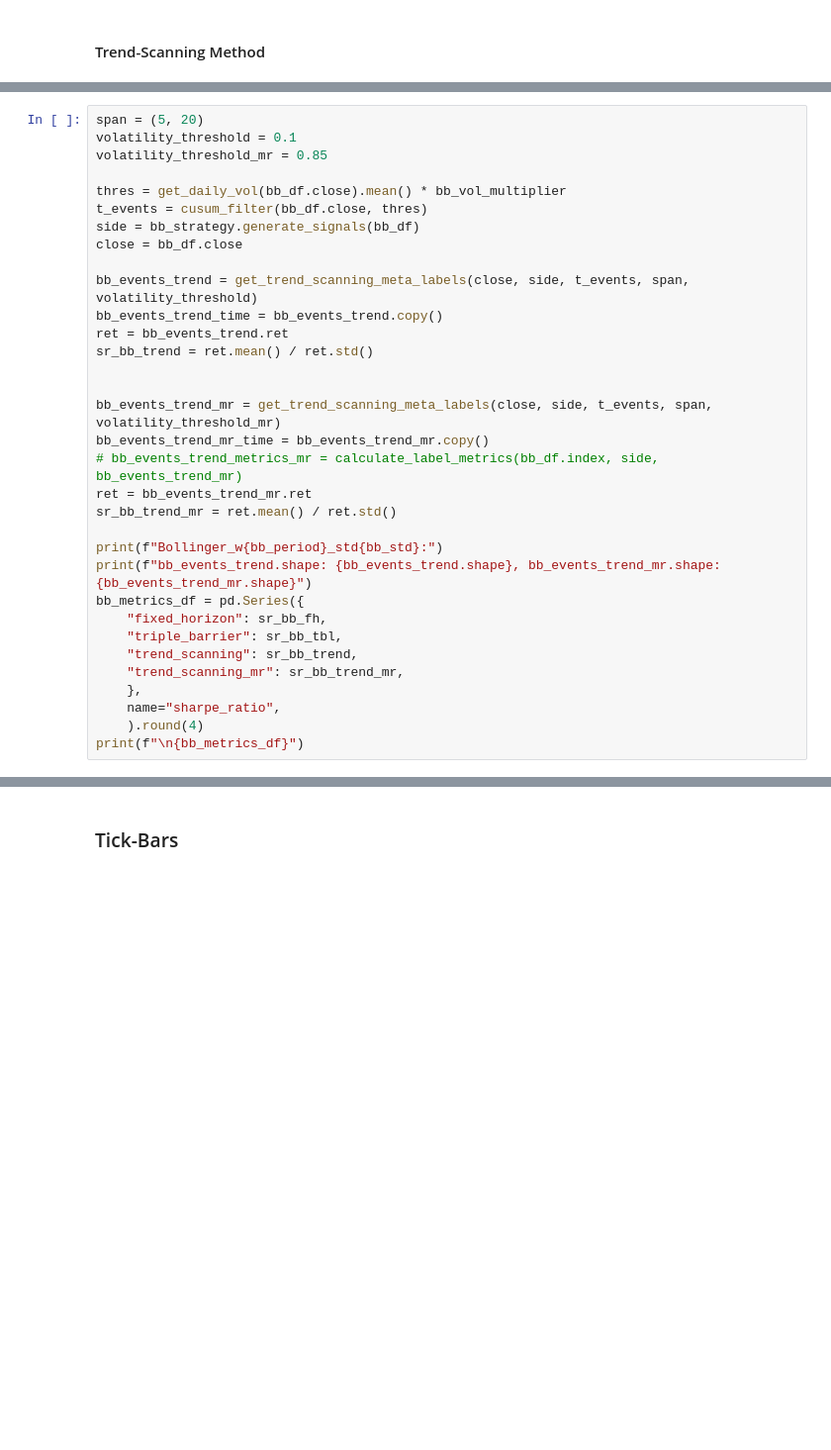
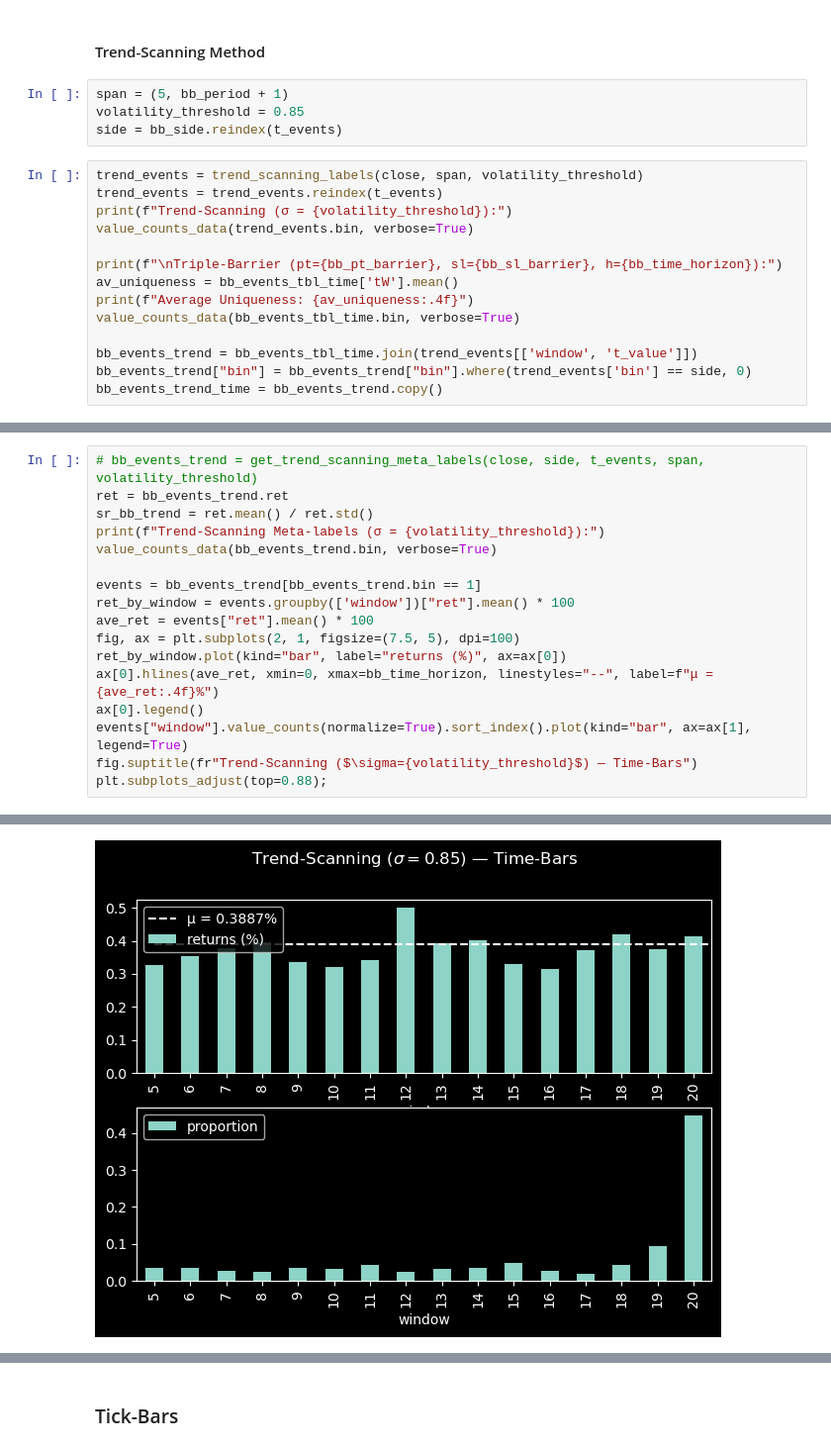
Before and after one commit to pnjoroge54/Machine-Learning-Blueprint, a Jupyter notebook: notebooks/Part_3-Labeling.ipynb, the cells around one changed output, grey strips where cells are left out. Shown at 99% size. Drawn from its saved outputs; the diff is of its cells as text; blank space fills up the shorter version.

```diff
--- a/notebooks/Part_3-Labeling.ipynb
+++ b/notebooks/Part_3-Labeling.ipynb
@@ -383,2 +337,20 @@ Name: sharpe_ratio, dtype: float64
 # %% [markdown]
 #### Trend-Scanning Method
+# %%
+span = (5, bb_period + 1)
+volatility_threshold = 0.85
+side = bb_side.reindex(t_events)
+# %%
+trend_events = trend_scanning_labels(close, span, volatility_threshold)
+trend_events = trend_events.reindex(t_events)
+print(f"Trend-Scanning (σ = {volatility_threshold}):")
+value_counts_data(trend_events.bin, verbose=True)
+
+print(f"\nTriple-Barrier (pt={bb_pt_barrier}, sl={bb_sl_barrier}, h={bb_time_horizon}):")
+av_uniqueness = bb_events_tbl_time['tW'].mean()
+print(f"Average Uniqueness: {av_uniqueness:.4f}")
+value_counts_data(bb_events_tbl_time.bin, verbose=True)
+
+bb_events_trend = bb_events_tbl_time.join(trend_events[['window', 't_value']])
+bb_events_trend["bin"] = bb_events_trend["bin"].where(trend_events['bin'] == side, 0)
+bb_events_trend_time = bb_events_trend.copy()
@@ -385,34 +374,18 @@ Name: sharpe_ratio, dtype: float64
 # %%
-span = (5, 20)
-volatility_threshold = 0.1
-volatility_threshold_mr = 0.85
-
-thres = get_daily_vol(bb_df.close).mean() * bb_vol_multiplier
-t_events = cusum_filter(bb_df.close, thres)
-side = bb_strategy.generate_signals(bb_df)
-close = bb_df.close
-
-bb_events_trend = get_trend_scanning_meta_labels(close, side, t_events, span, volatility_threshold)
-bb_events_trend_time = bb_events_trend.copy()
+# bb_events_trend = get_trend_scanning_meta_labels(close, side, t_events, span, volatility_threshold)
 ret = bb_events_trend.ret
 sr_bb_trend = ret.mean() / ret.std()
+print(f"Trend-Scanning Meta-labels (σ = {volatility_threshold}):")
+value_counts_data(bb_events_trend.bin, verbose=True)
 
-
-bb_events_trend_mr = get_trend_scanning_meta_labels(close, side, t_events, span, volatility_threshold_mr)
-bb_events_trend_mr_time = bb_events_trend_mr.copy()
-# bb_events_trend_metrics_mr = calculate_label_metrics(bb_df.index, side, bb_events_trend_mr)
-ret = bb_events_trend_mr.ret
-sr_bb_trend_mr = ret.mean() / ret.std()
-
-print(f"Bollinger_w{bb_period}_std{bb_std}:")
-print(f"bb_events_trend.shape: {bb_events_trend.shape}, bb_events_trend_mr.shape: {bb_events_trend_mr.shape}")
-bb_metrics_df = pd.Series({
-    "fixed_horizon": sr_bb_fh,
-    "triple_barrier": sr_bb_tbl,
-    "trend_scanning": sr_bb_trend,
-    "trend_scanning_mr": sr_bb_trend_mr,
-    },
-    name="sharpe_ratio",
-    ).round(4)
-print(f"\n{bb_metrics_df}")
+events = bb_events_trend[bb_events_trend.bin == 1]
+ret_by_window = events.groupby(['window'])["ret"].mean() * 100
+ave_ret = events["ret"].mean() * 100
+fig, ax = plt.subplots(2, 1, figsize=(7.5, 5), dpi=100)
+ret_by_window.plot(kind="bar", label="returns (%)", ax=ax[0])
+ax[0].hlines(ave_ret, xmin=0, xmax=bb_time_horizon, linestyles="--", label=f"μ = {ave_ret:.4f}%")
+ax[0].legend()
+events["window"].value_counts(normalize=True).sort_index().plot(kind="bar", ax=ax[1], legend=True)
+fig.suptitle(fr"Trend-Scanning ($\sigma={volatility_threshold}$) — Time-Bars")
+plt.subplots_adjust(top=0.88);
 # %% [output]
@@ -426,0 +398 @@ Name: sharpe_ratio, dtype: float64
+[figure, added]
```
Also changed, not shown: parts of 141 cells of this notebook.
